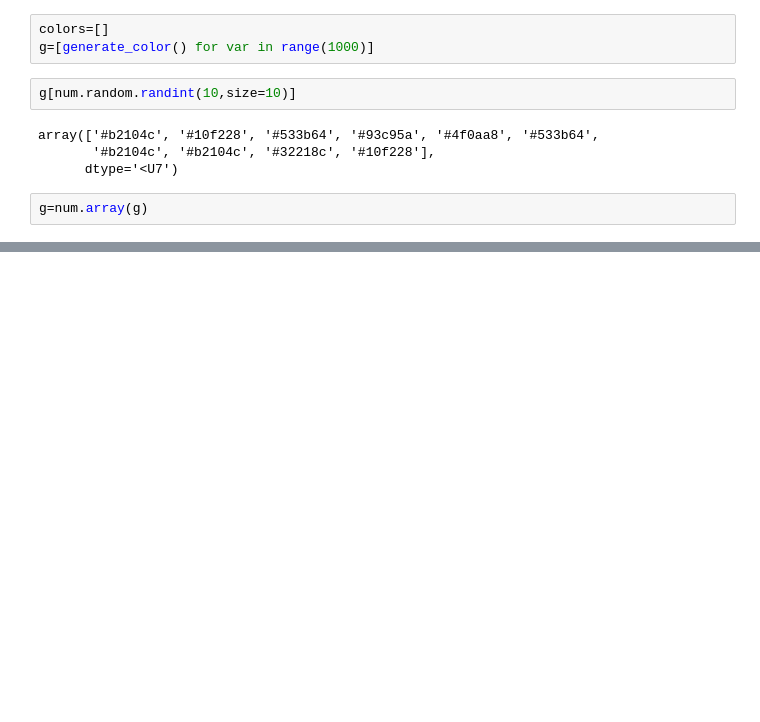
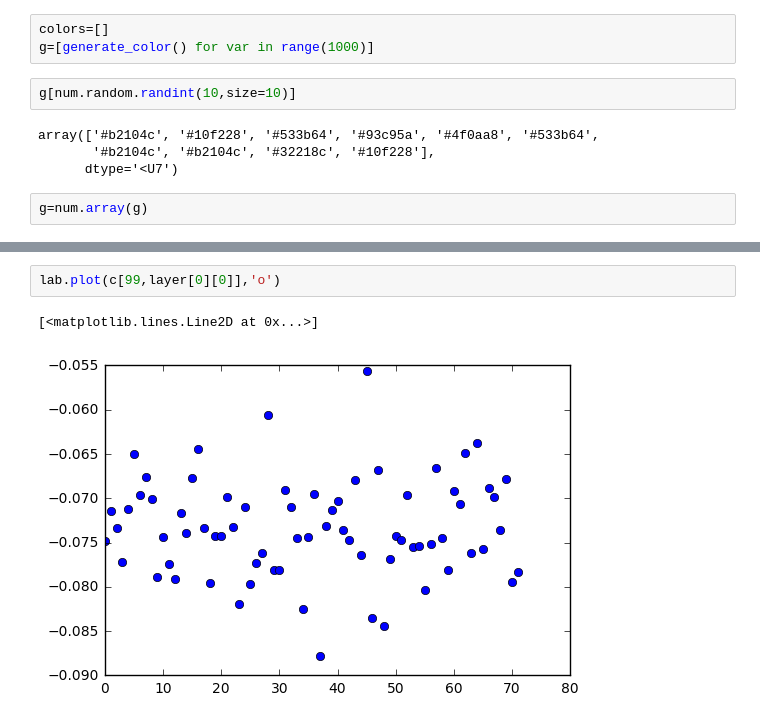
Before and after one commit to 123daimanu/DR_EAM, a Jupyter notebook: DataExtractDump.ipynb, the cells around one changed output, grey strips where cells are left out. Saved outputs shown, nothing was run; the diff lists cells and outputs as text; blank space fills up the shorter version.

```diff
--- a/DataExtractDump.ipynb
+++ b/DataExtractDump.ipynb
@@ -245,0 +295,5 @@ g=num.array(g)
+# %%
+lab.plot(c[99,layer[0][0]],'o')
+# %% [output]
+[<matplotlib.lines.Line2D at 0x...>]
+[figure, added]
```
Also changed, not shown: parts of 9 cells of this notebook, 2 other files.
